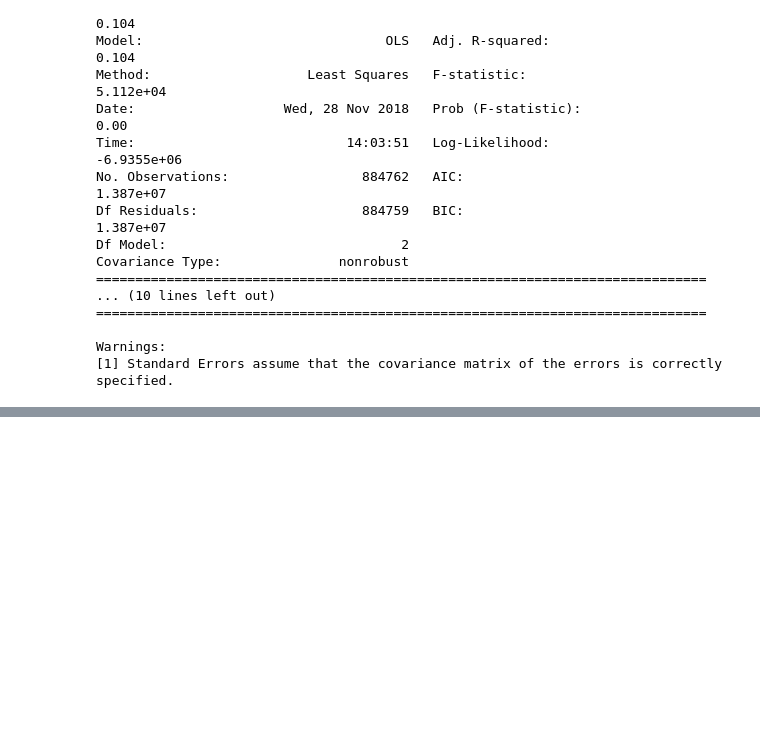
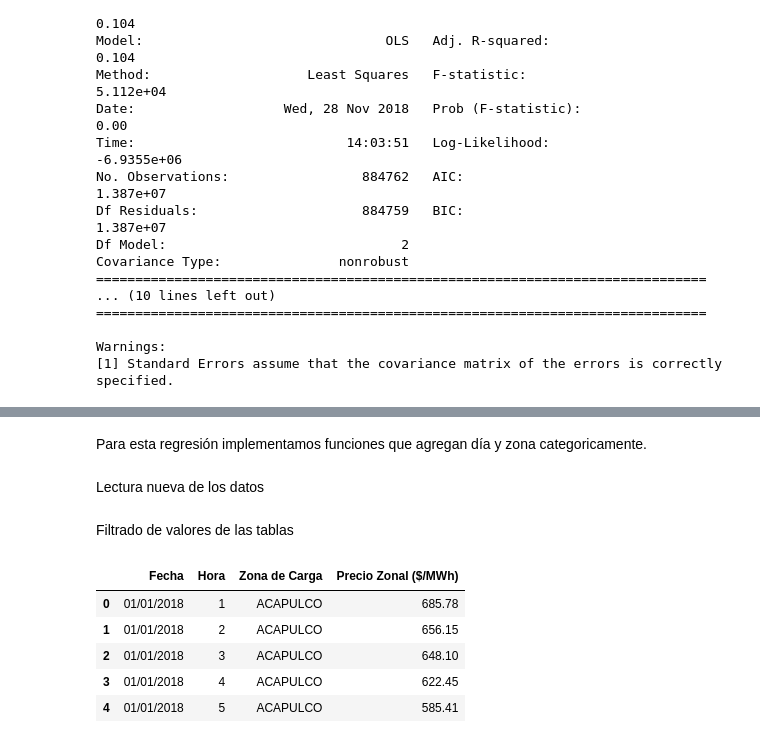
Before and after one commit to HomerMadriz/EnergyPred, a Jupyter notebook: Proyecto Avanzada.ipynb, the cells around one changed output, grey strips where cells are left out. Saved outputs shown, nothing was run; the diff lists cells and outputs as text; code cells hidden in the pictures; blank space fills up the shorter version.

```diff
--- a/Proyecto Avanzada.ipynb
+++ b/Proyecto Avanzada.ipynb
@@ -457,0 +460,2 @@ Warnings:
+# %% [markdown]
+Para esta regresión implementamos funciones que agregan día y zona categoricamente.
@@ -457,0 +489,2 @@ Warnings:
+# %% [markdown]
+Lectura nueva de los datos
@@ -457,0 +494,13 @@ Warnings:
+# %% [markdown]
+Filtrado de valores de las tablas
+# %%
+dfFilt17m3 = df2017m3[['Fecha','Hora', 'Zona de Carga', 'Precio Zonal  ($/MWh)']]
+dfFilt18m3 = df2018m3[['Fecha','Hora', 'Zona de Carga', 'Precio Zonal  ($/MWh)']]
+dfFilt18m3.head()
+# %% [output]
+|  | Fecha | Hora | Zona de Carga | Precio Zonal ($/MWh) |
+| 0 | 01/01/2018 | 1 | ACAPULCO | 685.78 |
+| 1 | 01/01/2018 | 2 | ACAPULCO | 656.15 |
+| 2 | 01/01/2018 | 3 | ACAPULCO | 648.10 |
+| 3 | 01/01/2018 | 4 | ACAPULCO | 622.45 |
+| 4 | 01/01/2018 | 5 | ACAPULCO | 585.41 |
```
Also changed, not shown: parts of 16 cells of this notebook.
